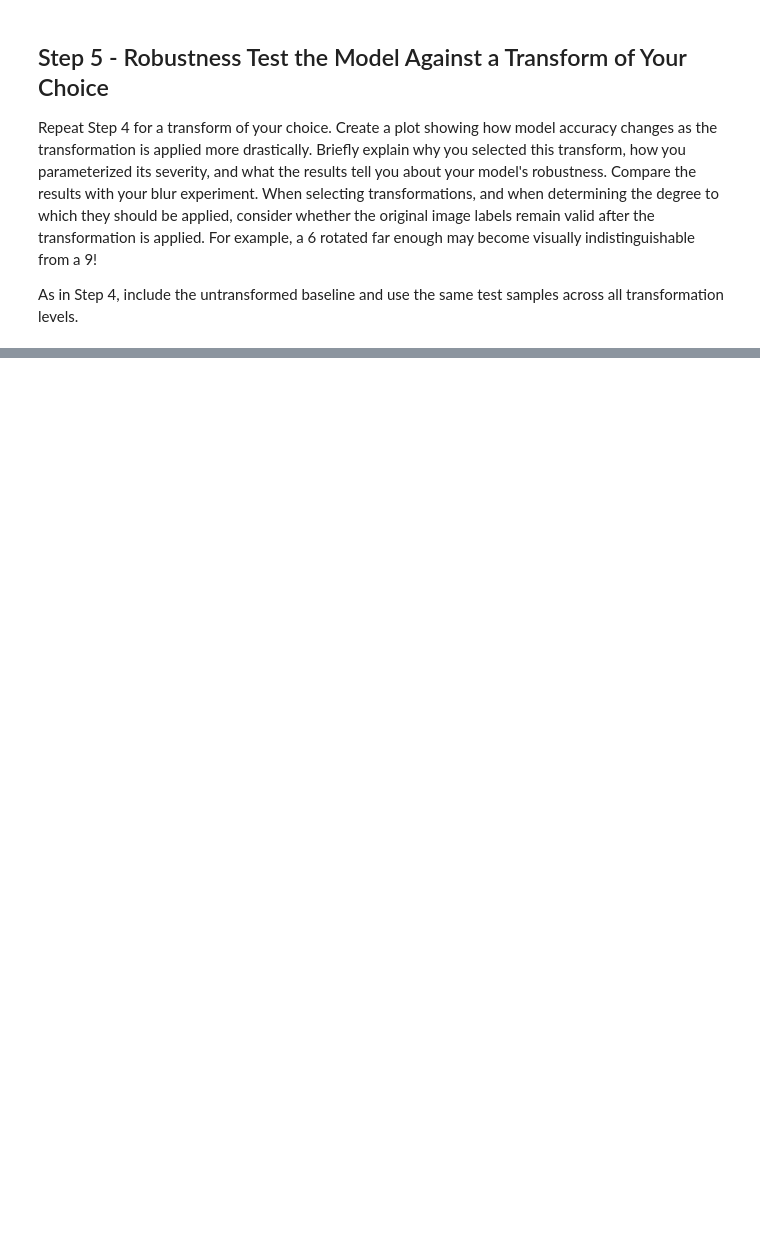
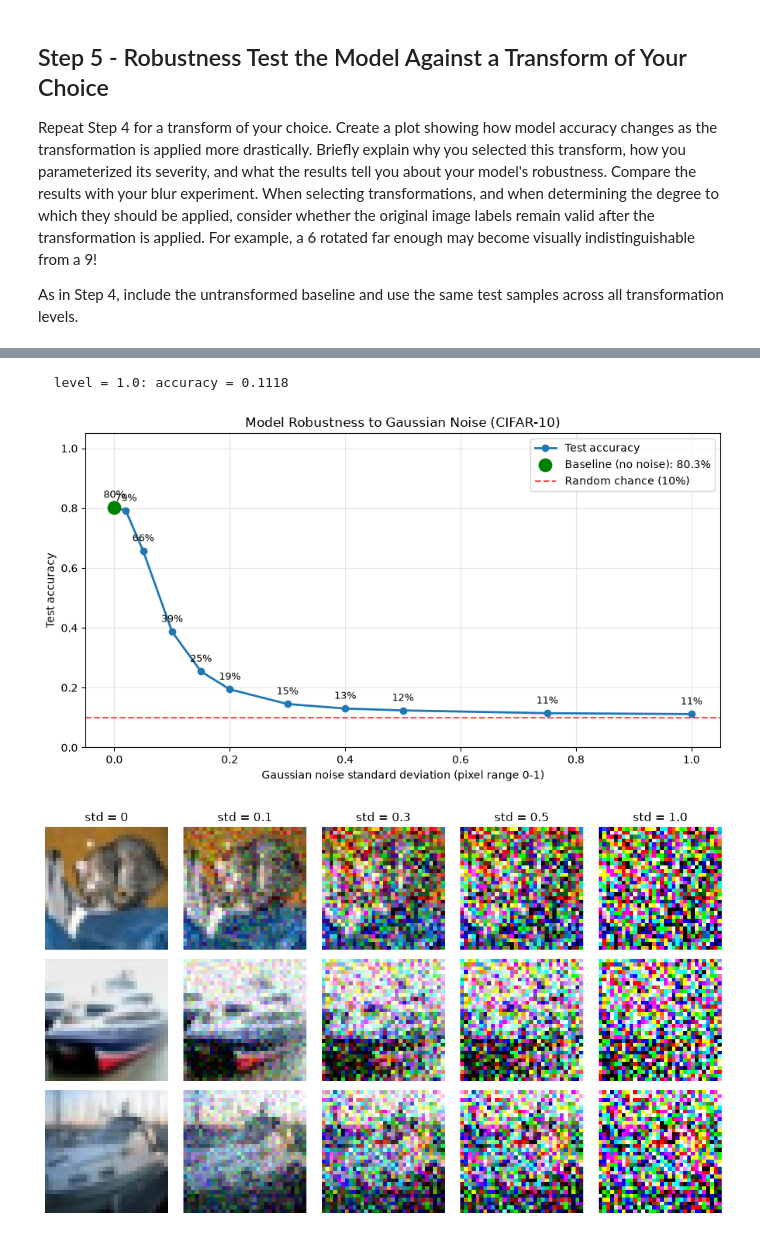
Before and after one commit to cjp317-oss/Parisi-Assignment2, a Jupyter notebook: assignment/task-01.ipynb, the cells around one changed output, grey strips where cells are left out. Saved outputs shown, nothing was run; the diff lists cells and outputs as text; code cells hidden in the pictures; blank space fills up the shorter version.

```diff
--- a/assignment/task-01.ipynb
+++ b/assignment/task-01.ipynb
@@ -98,0 +356,77 @@ As in Step 4, include the untransformed baseline and use the same test samples a
+# %%
+class AddGaussianNoise:
+    def __init__(self, std):
+        self.std = std
+
+    def __call__(self, tensor):
+        return (tensor + torch.randn_like(tensor) * self.std).clamp(0, 1)
+
+noise_stds = [0, 0.02, 0.05, 0.1, 0.15, 0.2, 0.3, 0.4, 0.5, 0.75, 1.0]
+
+def make_noise_transform(std):
+    torch.manual_seed(0)
+    if std == 0:
+        return transforms.ToTensor()
+    return transforms.Compose([
+        transforms.ToTensor(),
+        AddGaussianNoise(std),
+    ])
+
+noise_accs = robustness_sweep(model, make_noise_transform, noise_stds)
+
+plt.figure(figsize=(9, 5))
+plt.plot(noise_stds, noise_accs, marker="o", linewidth=2, label="Test accuracy")
+plt.scatter([0], [noise_accs[0]], s=140, color="green", zorder=3,
+            label=f"Baseline (no noise): {noise_accs[0]:.1%}")
+plt.axhline(0.10, color="red", linestyle="--", alpha=0.7, label="Random chance (10%)")
+
+for s, a in zip(noise_stds, noise_accs):
+    plt.annotate(f"{a:.0%}", (s, a), textcoords="offset points",
+                 xytext=(0, 9), ha="center", fontsize=9)
+
+plt.xlabel("Gaussian noise standard deviation (pixel range 0-1)")
+plt.ylabel("Test accuracy")
+plt.title("Model Robustness to Gaussian Noise (CIFAR-10)")
+plt.ylim(0, 1.05)
+plt.grid(alpha=0.3)
+plt.legend()
+plt.tight_layout()
+plt.show()
+
+show_stds = [0, 0.1, 0.3, 0.5, 1.0]
+sample_idx = [0, 1, 2]
+
+fig, axes = plt.subplots(len(sample_idx), len(show_stds), figsize=(10, 6))
+original_transform = test_set.transform
+for col, s in enumerate(show_stds):
+    test_set.transform = make_noise_transform(s)
+    for row, i in enumerate(sample_idx):
+        img, label = test_set[i]
+        axes[row, col].imshow(img.permute(1, 2, 0))
+        axes[row, col].axis("off")
+        if row == 0:
+            axes[row, col].set_title(f"std = {s}")
+test_set.transform = original_transform
+plt.tight_layout()
+plt.show()
+
+fig, axes = plt.subplots(1, 2, figsize=(12, 4.5), sharey=True)
+
+axes[0].plot(blur_sigmas, blur_accs, marker="o", linewidth=2)
+axes[0].axhline(0.10, color="red", linestyle="--", alpha=0.7)
+axes[0].set_xlabel("Blur sigma (pixels)")
+axes[0].set_ylabel("Test accuracy")
+axes[0].set_title("Gaussian Blur")
+
+axes[1].plot(noise_stds, noise_accs, marker="o", linewidth=2, color="darkorange")
+axes[1].axhline(0.10, color="red", linestyle="--", alpha=0.7, label="Random chance")
+axes[1].set_xlabel("Noise std")
+axes[1].set_title("Gaussian Noise")
+axes[1].legend()
+
+for ax in axes:
+    ax.set_ylim(0, 1.05)
+    ax.grid(alpha=0.3)
+plt.tight_layout()
+plt.show()
+# %% [output]
@@ -98,0 +443,3 @@ As in Step 4, include the untransformed baseline and use the same test samples a
+  level = 1.0: accuracy = 0.1118
+[figure, added]
+[figure, added]
```
Also changed, not shown: parts of 14 cells of this notebook.
